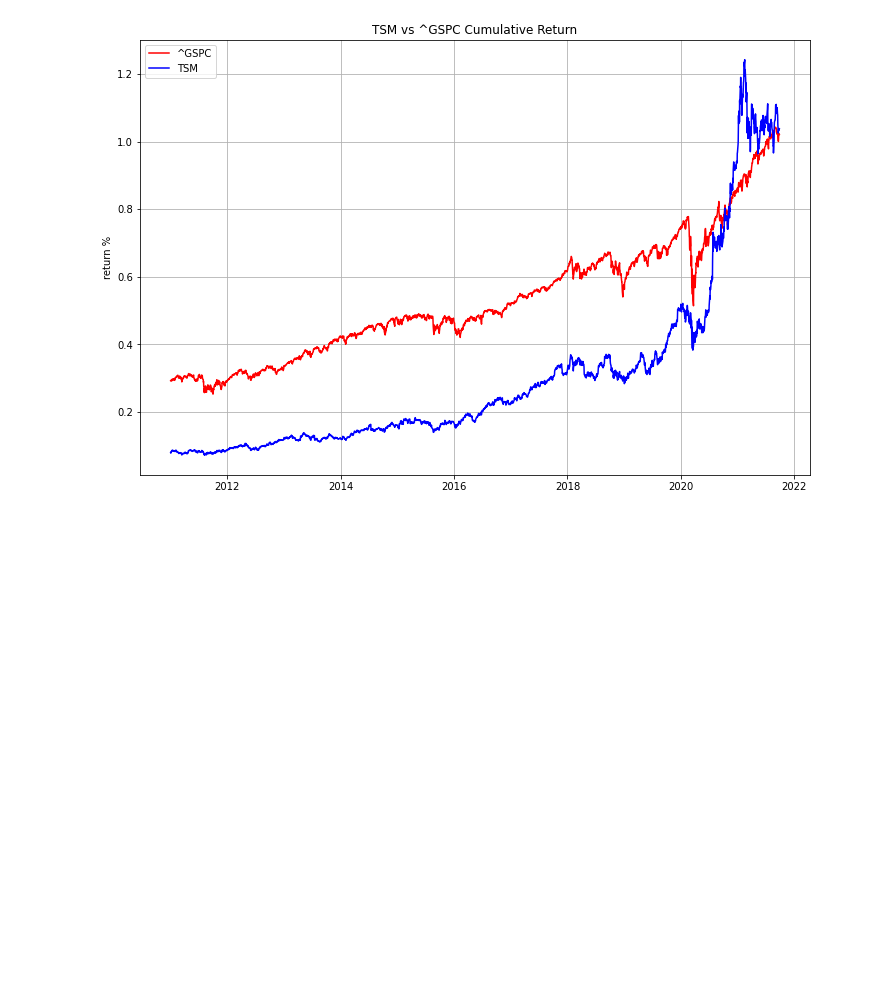
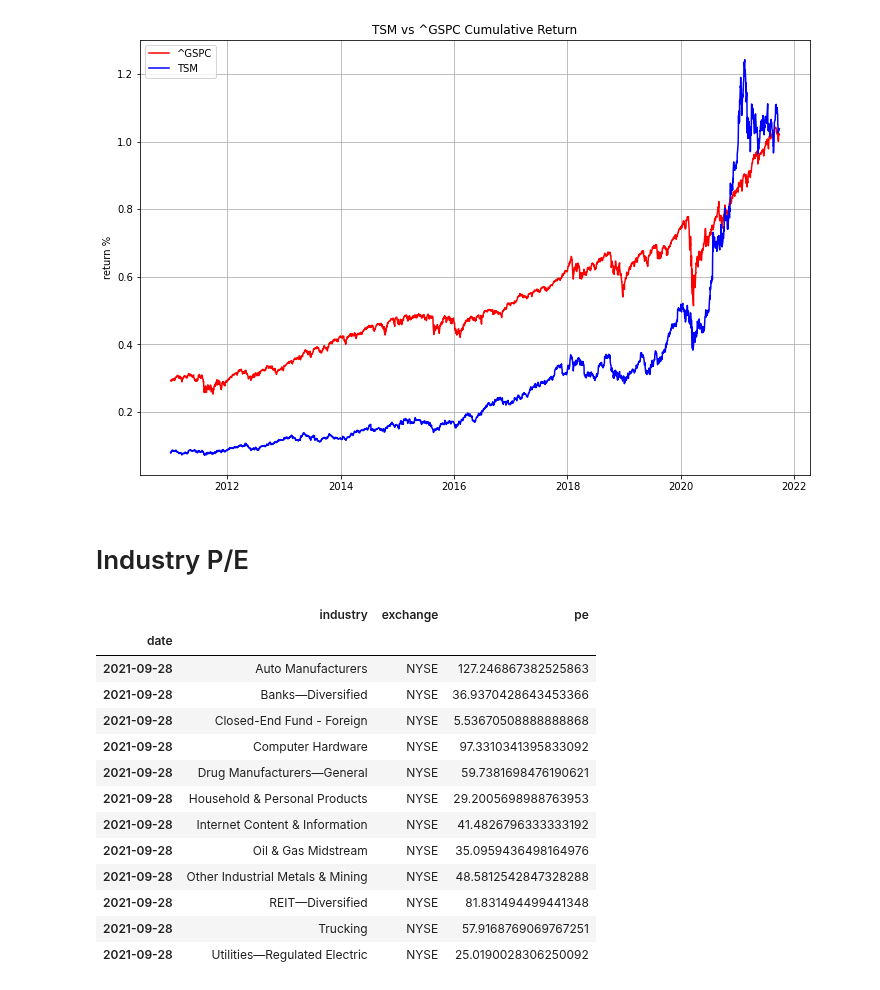
Before and after one commit to dbogatic/value_investing, a Jupyter notebook: company_overview.ipynb, the cells around one changed output. Drawn from its saved outputs; the diff is of its cells as text; code cells hidden in the pictures; blank space fills up the shorter version.

Commit message:
industry and sector pe

```diff
--- a/company_overview.ipynb
+++ b/company_overview.ipynb
@@ -115,3 +107,5 @@ ax.legend(loc='upper left')
 # %% [output]
 <matplotlib.legend.Legend at 0x...>
 [figure]
+# %% [markdown]
+# Industry P/E
@@ -117,0 +115,23 @@ ax.legend(loc='upper left')
+# %%
+# Get industry P/E
+url = f'https://financialmodelingprep.com/api/v4/industry_price_earning_ratio?date={date}&exchange={exchange}&apikey={FMP_API_KEY}'
+industry_stats = requests.get(url).json()
+industry_stats = pd.DataFrame(industry_stats)
+industry_stats['date'] = pd.to_datetime(industry_stats['date'])
+industry_stats= industry_stats.set_index('date')
+industry_stats
+# %% [output]
+|  | industry | exchange | pe |
+| date |  |  |  |
+| 2021-09-28 | Auto Manufacturers | NYSE | 127.246867382525863 |
+| 2021-09-28 | Banks—Diversified | NYSE | 36.9370428643453366 |
+| 2021-09-28 | Closed-End Fund - Foreign | NYSE | 5.53670508888888868 |
+| 2021-09-28 | Computer Hardware | NYSE | 97.3310341395833092 |
+| 2021-09-28 | Drug Manufacturers—General | NYSE | 59.7381698476190621 |
+| 2021-09-28 | Household & Personal Products | NYSE | 29.2005698988763953 |
+| 2021-09-28 | Internet Content & Information | NYSE | 41.4826796333333192 |
+| 2021-09-28 | Oil & Gas Midstream | NYSE | 35.0959436498164976 |
+| 2021-09-28 | Other Industrial Metals & Mining | NYSE | 48.5812542847328288 |
+| 2021-09-28 | REIT—Diversified | NYSE | 81.831494499441348 |
+| 2021-09-28 | Trucking | NYSE | 57.9168769069767251 |
+| 2021-09-28 | Utilities—Regulated Electric | NYSE | 25.0190028306250092 |
```
Also changed, not shown: parts of 10 cells of this notebook, 2 other files.
